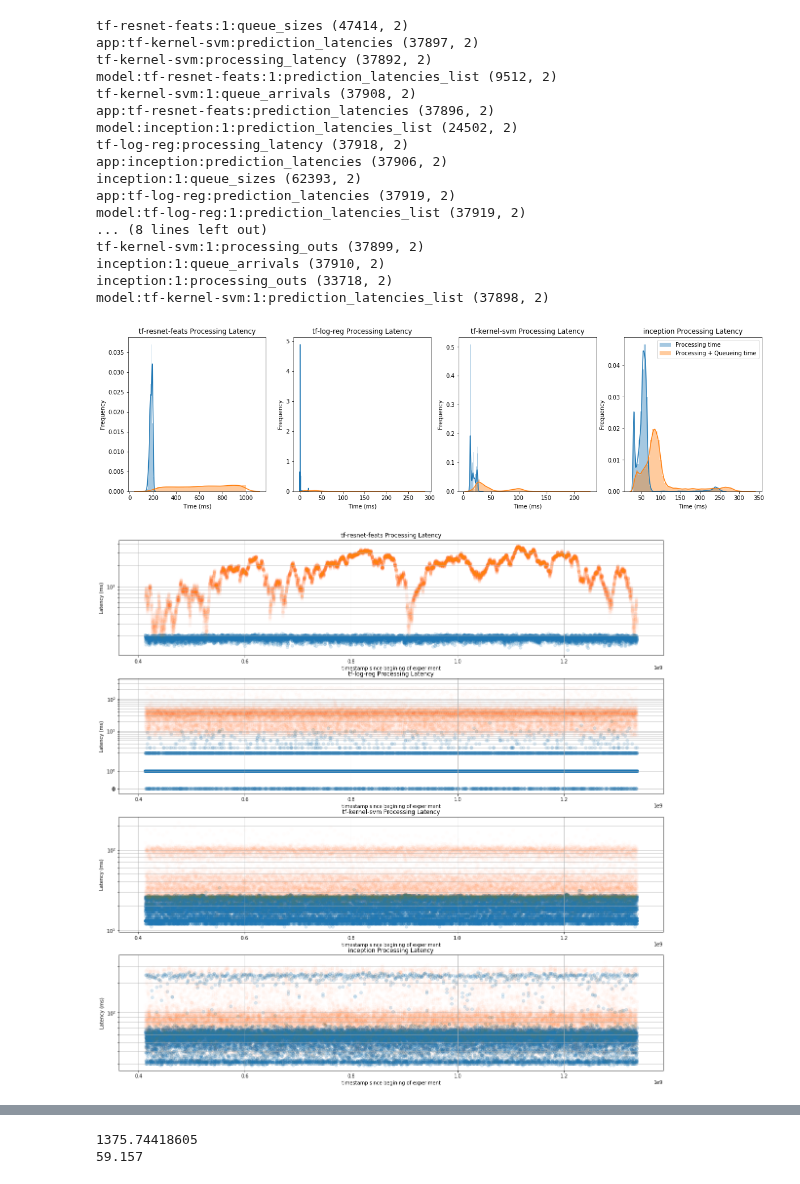
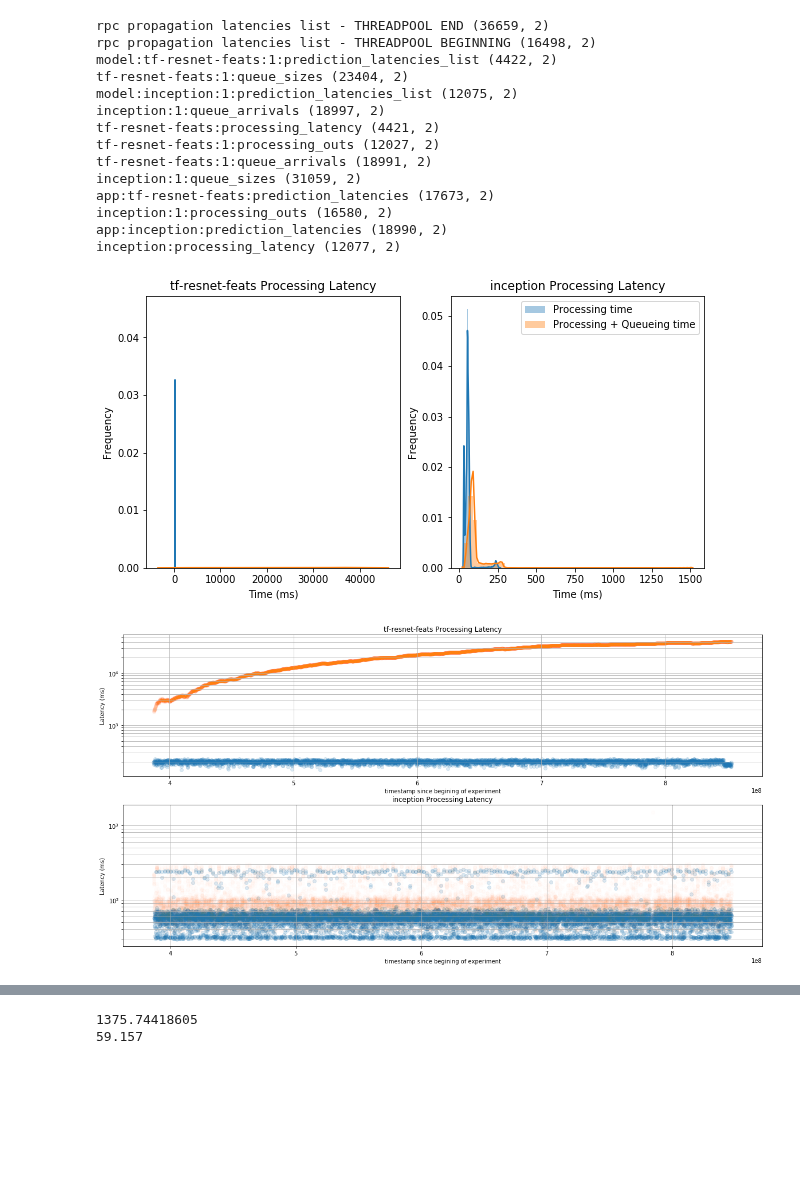
Before and after one commit to dcrankshaw/plots-model-comp-paper, a Jupyter notebook: plotting/e2e_distribution_plotting.ipynb, the cells around one changed output, grey strips where cells are left out. Saved outputs shown, nothing was run; the diff lists cells and outputs as text; code cells hidden in the pictures; blank space fills up the shorter version.

```diff
--- a/plotting/e2e_distribution_plotting.ipynb
+++ b/plotting/e2e_distribution_plotting.ipynb
@@ -21,7 +21,7 @@ def cache_extractions(FN, timestamps=False):
     all_metrics = d["client_metrics"][0]["all_metrics"]
     result = {}
     for i in range(len(all_metrics)):
-        data_lists = all_metrics[i]["data_lists"]
+        data_lists = all_metrics[i]["metrics"]["data_lists"]
         for item in data_lists:
             key = item.keys()[0]
             key = unicodedata.normalize('NFKD', key).encode('ascii','ignore')
@@ -78,7 +78,12 @@ image_driver_1_models = [
     "inception"
 ]
 
-ID1_500, ID1_500_hollistic = cache_extractions(HOME+"/"+"incep_1-logreg_1-ksvm_1-resnet_1-180313_232608.json", timestamps=True)
+half_image_driver_1_models = [
+    "tf-resnet-feats",
+    "inception"
+]
+
+half_ID1_500, half_ID1_500_hollistic = cache_extractions(HOME+"/"+"incep_1-logreg_1-ksvm_1-resnet_1-180316_192619.json", timestamps=True)
 
 def clean_extraction(extraction):
     # taking off the first 25% of the records to be sure the warmup time is removed
@@ -87,28 +92,25 @@ def clean_extraction(extraction):
         value = value[sorted_timestamps] # sort data by timestamps
         extraction[key] = value[value.shape[0]/20:] # cut off the first fourth from warmup effects
 
-clean_extraction(ID1_500)
+clean_extraction(half_ID1_500)
 
-for key, value in ID1_500.iteritems():
+for key, value in half_ID1_500.iteritems():
     print key, value.shape
 # %% [output]
-tf-resnet-feats:1:queue_sizes (47414, 2)
-app:tf-kernel-svm:prediction_latencies (37897, 2)
-tf-kernel-svm:processing_latency (37892, 2)
-model:tf-resnet-feats:1:prediction_latencies_list (9512, 2)
-tf-kernel-svm:1:queue_arrivals (37908, 2)
-app:tf-resnet-feats:prediction_latencies (37896, 2)
-model:inception:1:prediction_latencies_list (24502, 2)
-tf-log-reg:processing_latency (37918, 2)
-app:inception:prediction_latencies (37906, 2)
-inception:1:queue_sizes (62393, 2)
-app:tf-log-reg:prediction_latencies (37919, 2)
-model:tf-log-reg:1:prediction_latencies_list (37919, 2)
-... (8 lines left out)
-tf-kernel-svm:1:processing_outs (37899, 2)
-inception:1:queue_arrivals (37910, 2)
-inception:1:processing_outs (33718, 2)
-model:tf-kernel-svm:1:prediction_latencies_list (37898, 2)
+rpc propagation latencies list - THREADPOOL END (36659, 2)
+rpc propagation latencies list - THREADPOOL BEGINNING (16498, 2)
+model:tf-resnet-feats:1:prediction_latencies_list (4422, 2)
+tf-resnet-feats:1:queue_sizes (23404, 2)
+model:inception:1:prediction_latencies_list (12075, 2)
+inception:1:queue_arrivals (18997, 2)
+tf-resnet-feats:processing_latency (4421, 2)
+tf-resnet-feats:1:processing_outs (12027, 2)
+tf-resnet-feats:1:queue_arrivals (18991, 2)
+inception:1:queue_sizes (31059, 2)
+app:tf-resnet-feats:prediction_latencies (17673, 2)
+inception:1:processing_outs (16580, 2)
+app:inception:prediction_latencies (18990, 2)
+inception:processing_latency (12077, 2)
 # %%
 import seaborn as sns
 
@@ -130,8 +132,6 @@ def compare_latency_dists(cached_extractions, model_list):
         processing_time = cached_extractions[model+":processing_latency"][:,1]
         serving_time = cached_extractions["app:"+model+":prediction_latencies"][:,1]
         serving_time = serving_time/1000 # converting to ms
-        processing_time = processing_time[processing_time<1e3]
-        serving_time = serving_time[serving_time<1e3]
         smoothLineHistogram(processing_time, label="Processing time")
         smoothLineHistogram(serving_time, label="Processing + Queueing time")
     plt.legend()
@@ -157,12 +157,12 @@ def compare_latency_dists_over_time(cached_extractions, model_list):
         ax.grid()
         plt.scatter(processing_time_timestamps, processing_time, alpha = 0.15)
         plt.scatter(serving_time_timestamps, serving_time, alpha = 0.01)
-# %%
-compare_latency_dists(ID1_500, image_driver_1_models)
-compare_latency_dists_over_time(ID1_500, image_driver_1_models)
-# %% [output]
-[figure, removed]
-[figure, removed]
+# %%
+compare_latency_dists(half_ID1_500, half_image_driver_1_models)
+compare_latency_dists_over_time(half_ID1_500, half_image_driver_1_models)
+# %% [output]
+[figure, added]
+[figure, added]
 # %%
 def get_intervals(cached_extractions, model, intra_batch_arrivals):
     arrivals = cached_extractions[model+":1:queue_arrivals"][:,1]
```
Also changed, not shown: parts of 10 cells of this notebook, 1 other file.
